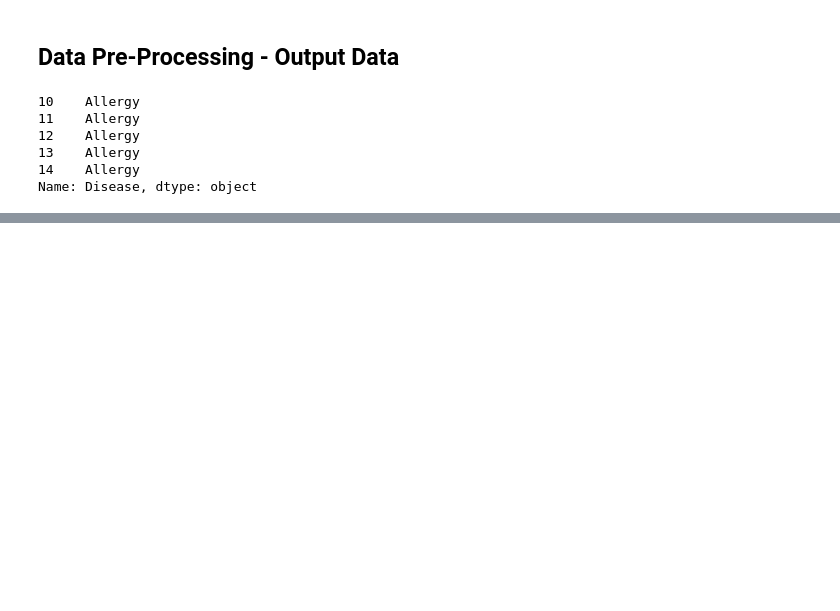
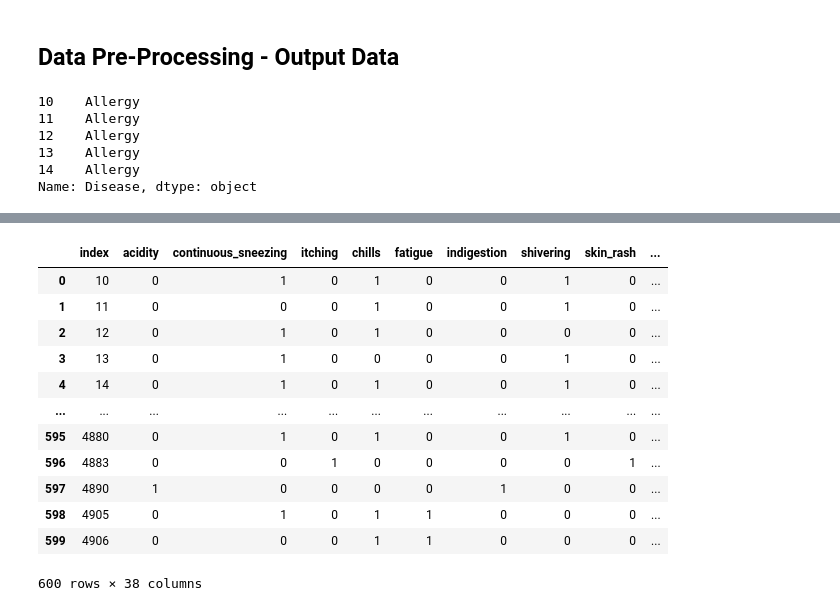
Before and after one commit to lvit001/Project-4, a Jupyter notebook: Lori/Data_Processing.ipynb, the cells around one changed output, grey strips where cells are left out. Drawn from its saved outputs; the diff is of its cells as text; code cells hidden in the pictures; blank space fills up the shorter version.

Commit message:
Completed pre-processing code and saved the encoded data as a new csv

```diff
--- a/Lori/Data_Processing.ipynb
+++ b/Lori/Data_Processing.ipynb
@@ -324,3 +323,6 @@ y.head()
 13    Allergy
 14    Allergy
 Name: Disease, dtype: object
+# %%
+# Convert the 5 diseases to numerical values
+y = y.replace(["Allergy", "Drug Reaction", "Migraine", "Common Cold", "Pneumonia"], [0, 1, 2, 3, 4])
@@ -326,0 +340,18 @@ Name: Disease, dtype: object
+# %%
+# Concatenate the encoded features and output data
+data_encoded = pd.concat([X, y], axis=1)
+data_encoded.reset_index()
+# %% [output]
+|  | index | acidity | continuous_sneezing | itching | chills | fatigue | indigestion | shivering | skin_rash | ... |
+| 0 | 10 | 0 | 1 | 0 | 1 | 0 | 0 | 1 | 0 | ... |
+| 1 | 11 | 0 | 0 | 0 | 1 | 0 | 0 | 1 | 0 | ... |
+| 2 | 12 | 0 | 1 | 0 | 1 | 0 | 0 | 0 | 0 | ... |
+| 3 | 13 | 0 | 1 | 0 | 0 | 0 | 0 | 1 | 0 | ... |
+| 4 | 14 | 0 | 1 | 0 | 1 | 0 | 0 | 1 | 0 | ... |
+| ... | ... | ... | ... | ... | ... | ... | ... | ... | ... | ... |
+| 595 | 4880 | 0 | 1 | 0 | 1 | 0 | 0 | 1 | 0 | ... |
+| 596 | 4883 | 0 | 0 | 1 | 0 | 0 | 0 | 0 | 1 | ... |
+| 597 | 4890 | 1 | 0 | 0 | 0 | 0 | 1 | 0 | 0 | ... |
+| 598 | 4905 | 0 | 1 | 0 | 1 | 1 | 0 | 0 | 0 | ... |
+| 599 | 4906 | 0 | 0 | 0 | 1 | 1 | 0 | 0 | 0 | ... |
+600 rows × 38 columns
```
Also changed, not shown: parts of 5 cells of this notebook, 1 other file.
